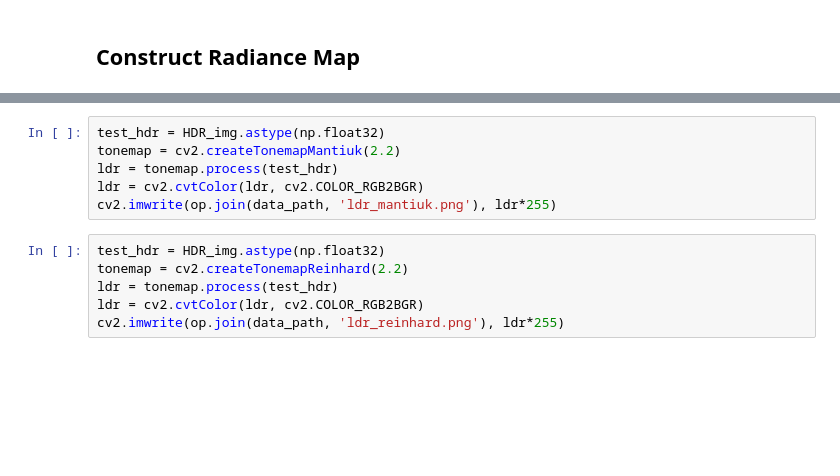
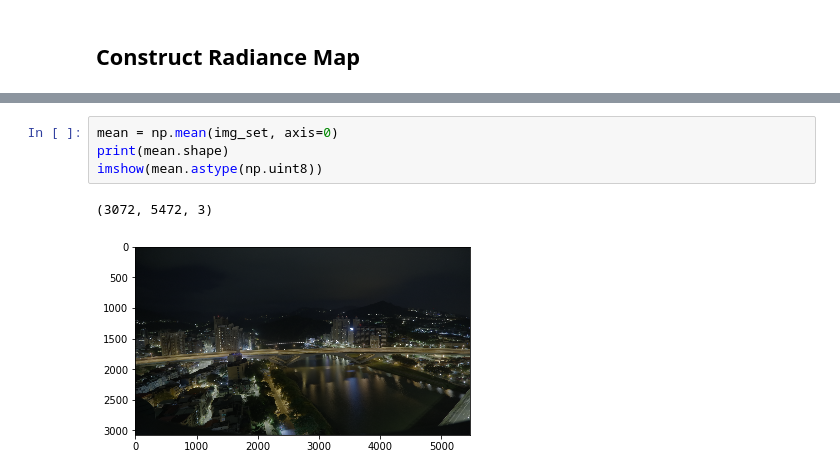
Before and after one commit to frozenburst/NTU-2020-VFX, a Jupyter notebook: hw1_HDR/hdr.ipynb, the cells around one changed output, grey strips where cells are left out. Cells and saved outputs as stored; diff of their text form; blank space fills up the shorter version.

```diff
--- a/hw1_HDR/hdr.ipynb
+++ b/hw1_HDR/hdr.ipynb
@@ -348,12 +380,7 @@ cv2.imwrite(op.join(data_path, 'ldr_drago.png'), ldr*255)
-# %%
-test_hdr = HDR_img.astype(np.float32)
-tonemap = cv2.createTonemapMantiuk(2.2)
-ldr = tonemap.process(test_hdr)
-ldr = cv2.cvtColor(ldr, cv2.COLOR_RGB2BGR)
-cv2.imwrite(op.join(data_path, 'ldr_mantiuk.png'), ldr*255)
-# %%
-test_hdr = HDR_img.astype(np.float32)
-tonemap = cv2.createTonemapReinhard(2.2)
-ldr = tonemap.process(test_hdr)
-ldr = cv2.cvtColor(ldr, cv2.COLOR_RGB2BGR)
-cv2.imwrite(op.join(data_path, 'ldr_reinhard.png'), ldr*255)
+# %%
+mean = np.mean(img_set, axis=0)
+print(mean.shape)
+imshow(mean.astype(np.uint8))
+# %% [output]
+(3072, 5472, 3)
+[figure, added]
```
Also changed, not shown: parts of 15 cells of this notebook, 2 other files.
